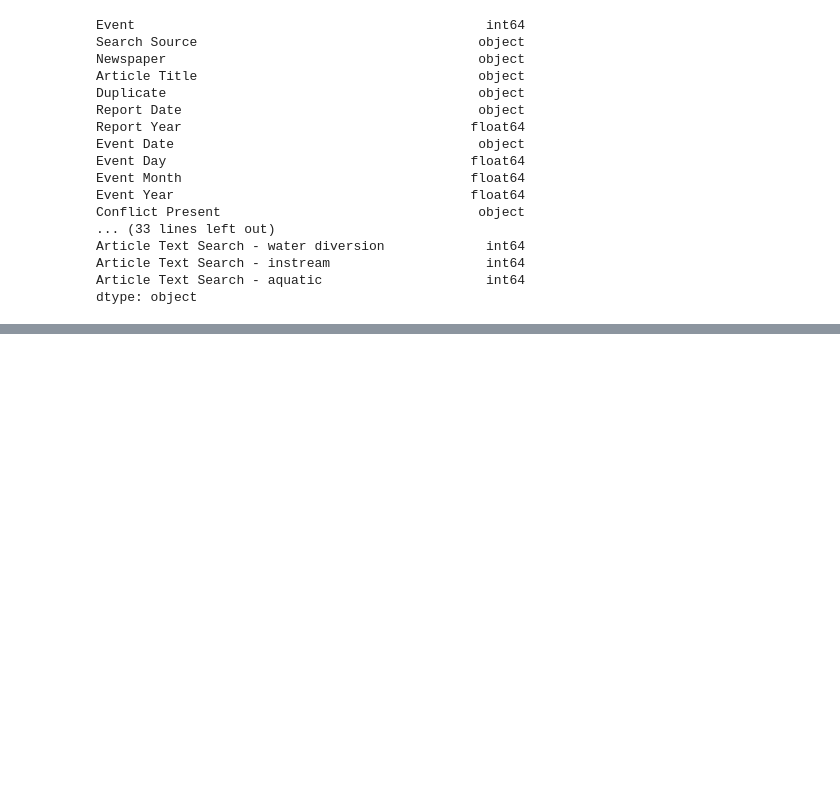
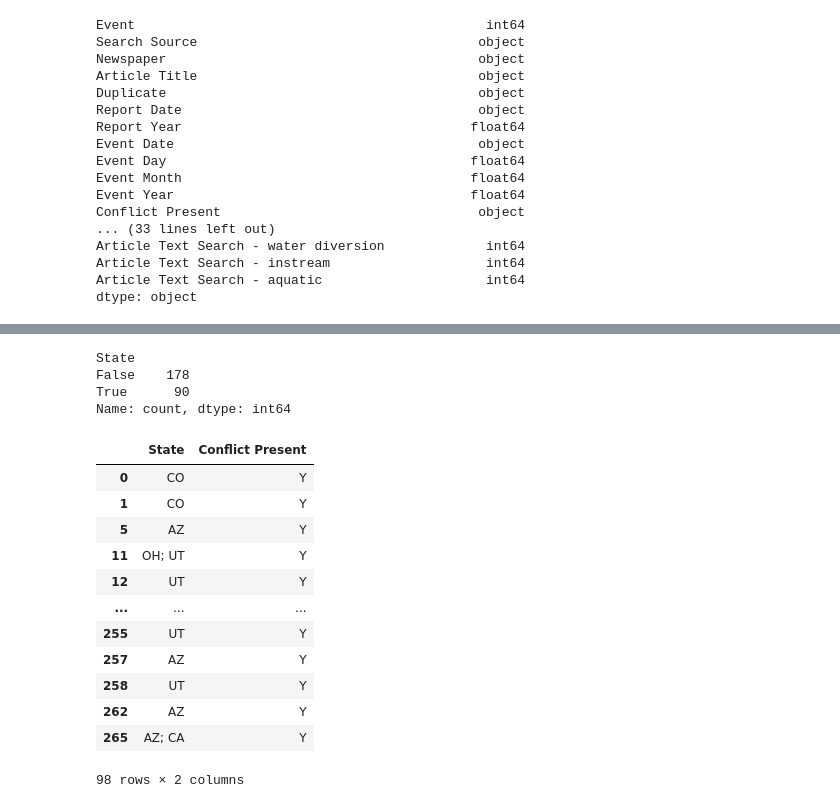
Before and after one commit to cllorey/eds220-2026-sections, a Jupyter notebook: section-2-co-basin-water-conflicts.ipynb, the cells around one changed output, grey strips where cells are left out. Saved outputs shown, nothing was run; the diff lists cells and outputs as text; code cells hidden in the pictures; blank space fills up the shorter version.

```diff
--- a/section-2-co-basin-water-conflicts.ipynb
+++ b/section-2-co-basin-water-conflicts.ipynb
@@ -103,0 +195,27 @@ dtype: object
+# %%
+df['State'].isna().value_counts()
+# 90 NAs
+# %% [output]
+State
+False    178
+True      90
+Name: count, dtype: int64
+# %%
+df2 = df[['State', 'Conflict Present']]
+df2 = df2.loc[df2['State'].notna()]
+df2 = df2[df2['Conflict Present'] == 'Y']
+df2
+# %% [output]
+|  | State | Conflict Present |
+| 0 | CO | Y |
+| 1 | CO | Y |
+| 5 | AZ | Y |
+| 11 | OH; UT | Y |
+| 12 | UT | Y |
+| ... | ... | ... |
+| 255 | UT | Y |
+| 257 | AZ | Y |
+| 258 | UT | Y |
+| 262 | AZ | Y |
+| 265 | AZ; CA | Y |
+98 rows × 2 columns
```
Also changed, not shown: parts of 12 cells of this notebook.
